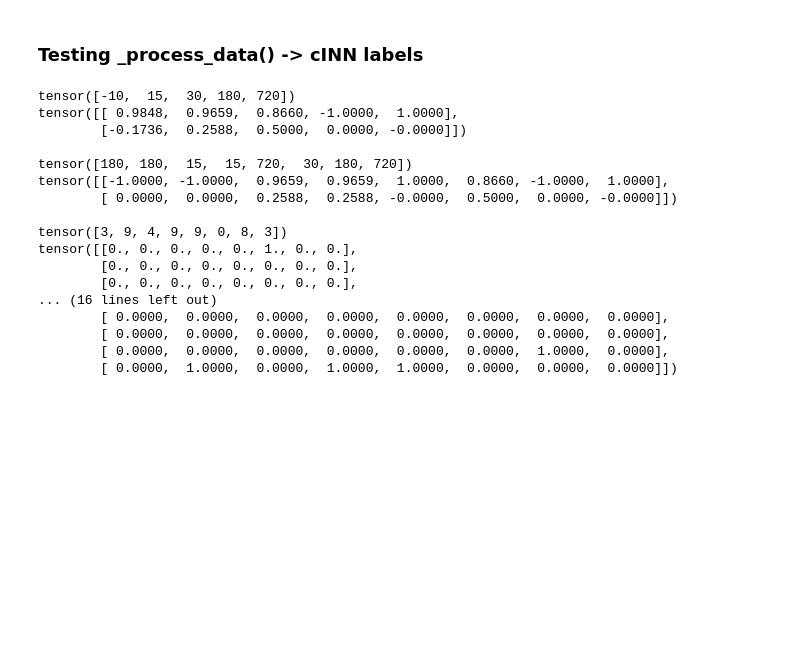
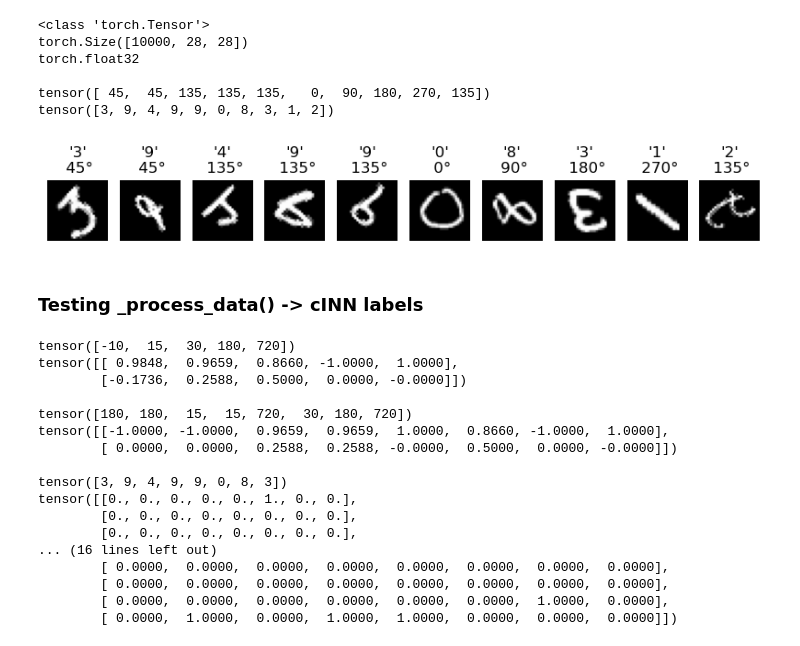
Before and after one commit to Fjallripa/Rotated-cINN, a Jupyter notebook: rotated_cinn/code_tests/testing_data_py.ipynb, the cells around one changed output. Saved outputs shown, nothing was run; the diff lists cells and outputs as text; code cells hidden in the pictures; blank space fills up the shorter version.

```diff
--- a/rotated_cinn/code_tests/testing_data_py.ipynb
+++ b/rotated_cinn/code_tests/testing_data_py.ipynb
@@ -65,3 +137,38 @@ class RotatedMNIST(Dataset):
+# %%
+def show_image_row(images, titles=None):
+    """
+    code adapted from https://stackoverflow.com/questions/36006136/how-to-display-images-in-a-row-with-ipython-display
+    """
+    fig = plt.figure(figsize=(1*len(images), 1))
+    for i, image in enumerate(images):
+        a = fig.add_subplot(1, len(images), i + 1)
+        if titles != None:
+            plt.title(titles[i], )
+        plt.imshow(image, cmap='gray', vmin=0, vmax=1)
+        plt.axis('off')
+    plt.show()
+# %%
+# Testing if the images actually get rotated as expected
+rot = RotatedMNIST([0, 45, 90, 180, 270, 135], train=False, seed=1)
+
+print(type(rot.data))
+print(rot.data.shape)
+print(rot.data.dtype)
+print("")
+
+amount = 10
+print(rot.domain_labels[:amount])
+print(rot.class_labels[:amount])
+titles = [f"'{rot.class_labels[i]}'\n {rot.domain_labels[i]}°"  for i in range(amount)]
+show_image_row(rot.data[:amount], titles)
+# %% [output]
+<class 'torch.Tensor'>
+torch.Size([10000, 28, 28])
+torch.float32
+
+tensor([ 45,  45, 135, 135, 135,   0,  90, 180, 270, 135])
+tensor([3, 9, 4, 9, 9, 0, 8, 3, 1, 2])
+[figure, added]
 # %% [markdown]
 ### Testing _process_data() -> cINN labels
 # %%
```
Also changed, not shown: parts of 6 cells of this notebook, 1 other file.
